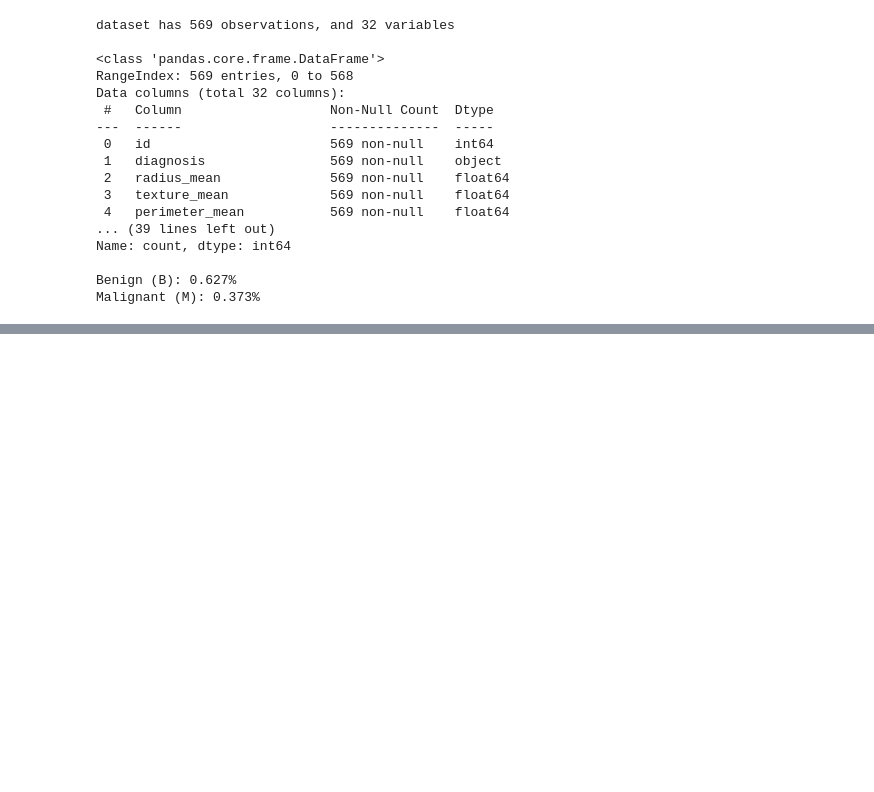
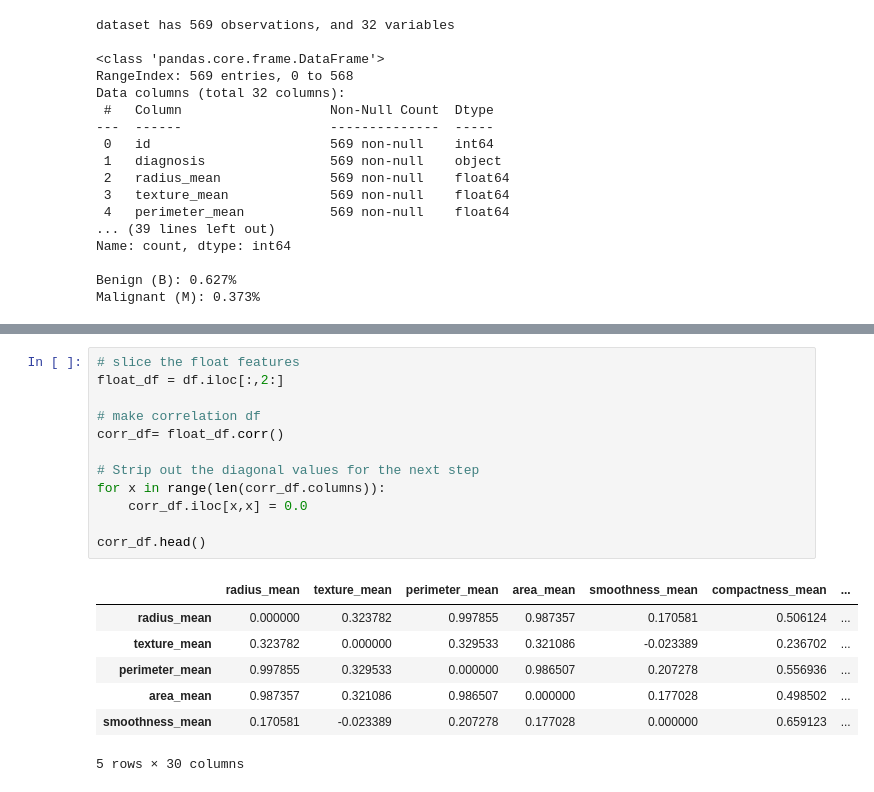
Before and after one commit to hooman-b/Machine_learning_assignments, a Jupyter notebook: Supervised_Learning/Fifth_Assignment/Assignment5.ipynb, the cells around one changed output, grey strips where cells are left out. Cells and saved outputs as stored; diff of their text form; blank space fills up the shorter version.

```diff
--- a/Supervised_Learning/Fifth_Assignment/Assignment5.ipynb
+++ b/Supervised_Learning/Fifth_Assignment/Assignment5.ipynb
@@ -136,0 +156,20 @@ During the data inspection phase, it was observed that the dataset consists of 3
+# %%
+# slice the float features
+float_df = df.iloc[:,2:]
+
+# make correlation df
+corr_df= float_df.corr()
+
+# Strip out the diagonal values for the next step
+for x in range(len(corr_df.columns)):
+    corr_df.iloc[x,x] = 0.0
+
+corr_df.head()
+# %% [output]
+|  | radius_mean | texture_mean | perimeter_mean | area_mean | smoothness_mean | compactness_mean | ... |
+| radius_mean | 0.000000 | 0.323782 | 0.997855 | 0.987357 | 0.170581 | 0.506124 | ... |
+| texture_mean | 0.323782 | 0.000000 | 0.329533 | 0.321086 | -0.023389 | 0.236702 | ... |
+| perimeter_mean | 0.997855 | 0.329533 | 0.000000 | 0.986507 | 0.207278 | 0.556936 | ... |
+| area_mean | 0.987357 | 0.321086 | 0.986507 | 0.000000 | 0.177028 | 0.498502 | ... |
+| smoothness_mean | 0.170581 | -0.023389 | 0.207278 | 0.177028 | 0.000000 | 0.659123 | ... |
+5 rows × 30 columns
```
Also changed, not shown: parts of 19 cells of this notebook.
